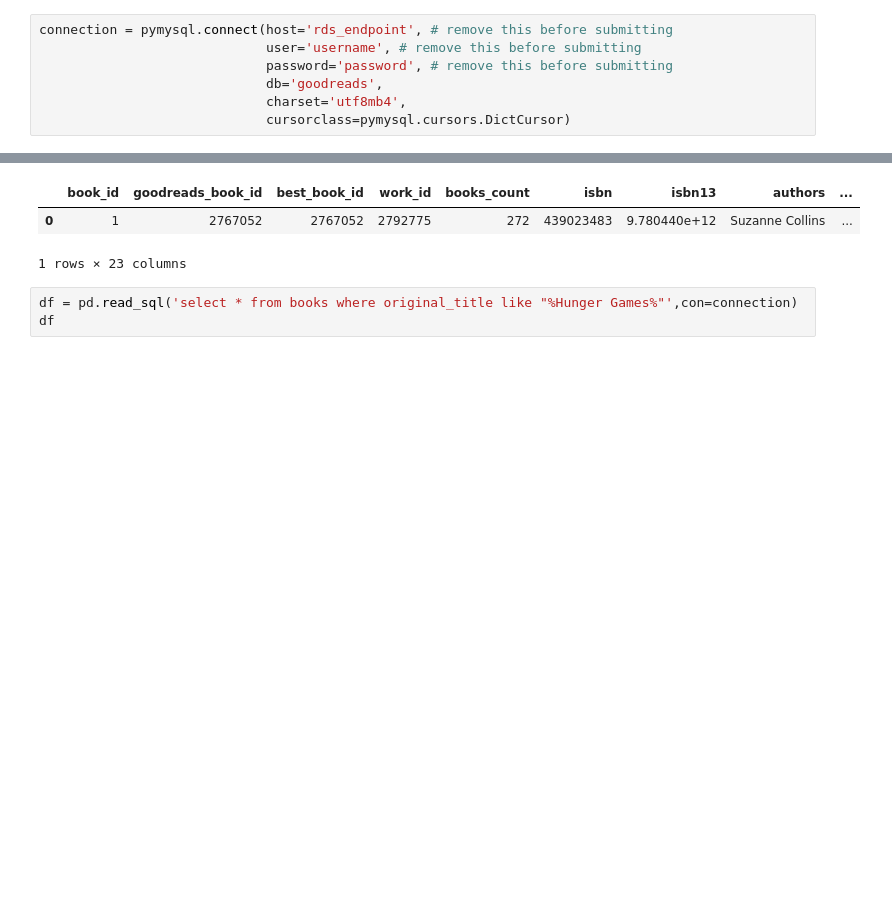
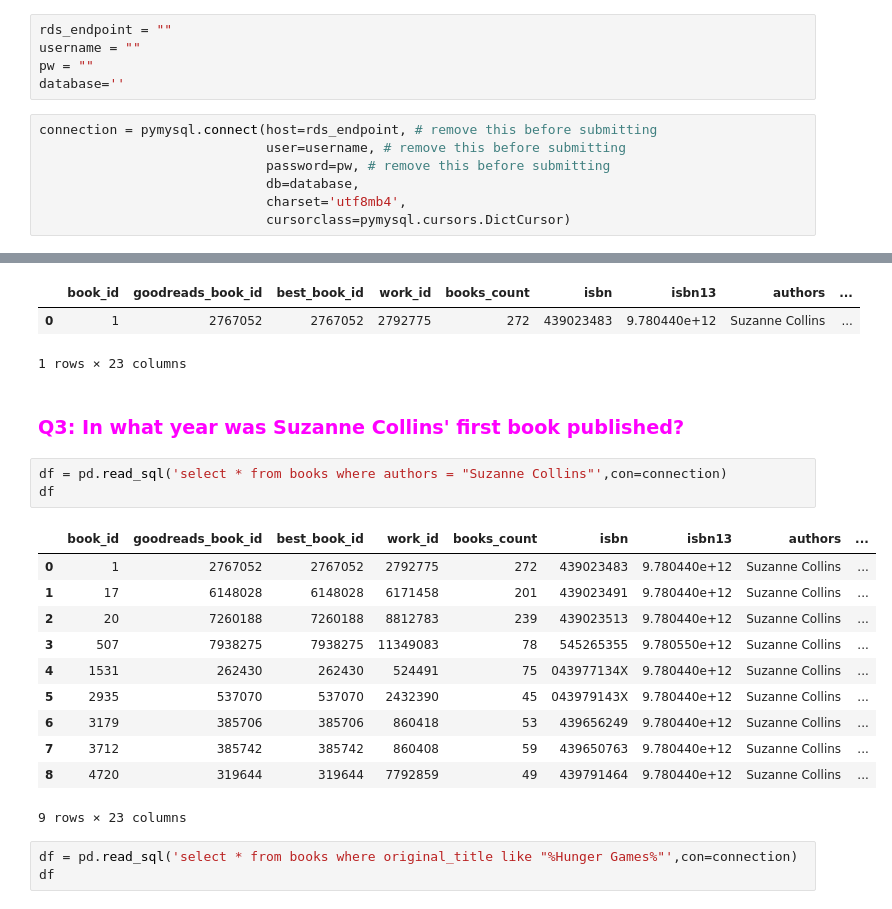
Before and after one commit to umsi-data-science/si330, a Jupyter notebook: 330_17_SQL.ipynb, the cells around one changed output, grey strips where cells are left out. Cells and saved outputs as stored; diff of their text form; blank space fills up the shorter version.

```diff
--- a/330_17_SQL.ipynb
+++ b/330_17_SQL.ipynb
@@ -36,11 +36,16 @@
 ## Introduction to pymysql
 # %%
 import pymysql
+# %%
+rds_endpoint = ""
+username = ""
+pw = ""
+database=''
 # %%
-connection = pymysql.connect(host='rds_endpoint', # remove this before submitting
-                             user='username', # remove this before submitting
-                             password='password', # remove this before submitting
-                             db='goodreads',
+connection = pymysql.connect(host=rds_endpoint, # remove this before submitting
+                             user=username, # remove this before submitting
+                             password=pw, # remove this before submitting
+                             db=database,
                              charset='utf8mb4',
                              cursorclass=pymysql.cursors.DictCursor)
 # %%
@@ -93,6 +137,23 @@ df
 |  | book_id | goodreads_book_id | best_book_id | work_id | books_count | isbn | isbn13 | authors | ... |
 | 0 | 1 | 2767052 | 2767052 | 2792775 | 272 | 439023483 | 9.780440e+12 | Suzanne Collins | ... |
 1 rows × 23 columns
+# %% [markdown]
+### <font color="magenta"> Q3: In what year was Suzanne Collins' first book published?
+# %%
+df = pd.read_sql('select * from books where authors = "Suzanne Collins"',con=connection)
+df
+# %% [output]
+|  | book_id | goodreads_book_id | best_book_id | work_id | books_count | isbn | isbn13 | authors | ... |
+| 0 | 1 | 2767052 | 2767052 | 2792775 | 272 | 439023483 | 9.780440e+12 | Suzanne Collins | ... |
+| 1 | 17 | 6148028 | 6148028 | 6171458 | 201 | 439023491 | 9.780440e+12 | Suzanne Collins | ... |
+| 2 | 20 | 7260188 | 7260188 | 8812783 | 239 | 439023513 | 9.780440e+12 | Suzanne Collins | ... |
+| 3 | 507 | 7938275 | 7938275 | 11349083 | 78 | 545265355 | 9.780550e+12 | Suzanne Collins | ... |
+| 4 | 1531 | 262430 | 262430 | 524491 | 75 | 043977134X | 9.780440e+12 | Suzanne Collins | ... |
+| 5 | 2935 | 537070 | 537070 | 2432390 | 45 | 043979143X | 9.780440e+12 | Suzanne Collins | ... |
+| 6 | 3179 | 385706 | 385706 | 860418 | 53 | 439656249 | 9.780440e+12 | Suzanne Collins | ... |
+| 7 | 3712 | 385742 | 385742 | 860408 | 59 | 439650763 | 9.780440e+12 | Suzanne Collins | ... |
+| 8 | 4720 | 319644 | 319644 | 7792859 | 49 | 439791464 | 9.780440e+12 | Suzanne Collins | ... |
+9 rows × 23 columns
 # %%
 df = pd.read_sql('select * from books where original_title like "%Hunger Games%"',con=connection)
 df
```
Also changed, not shown: parts of 4 cells of this notebook.
